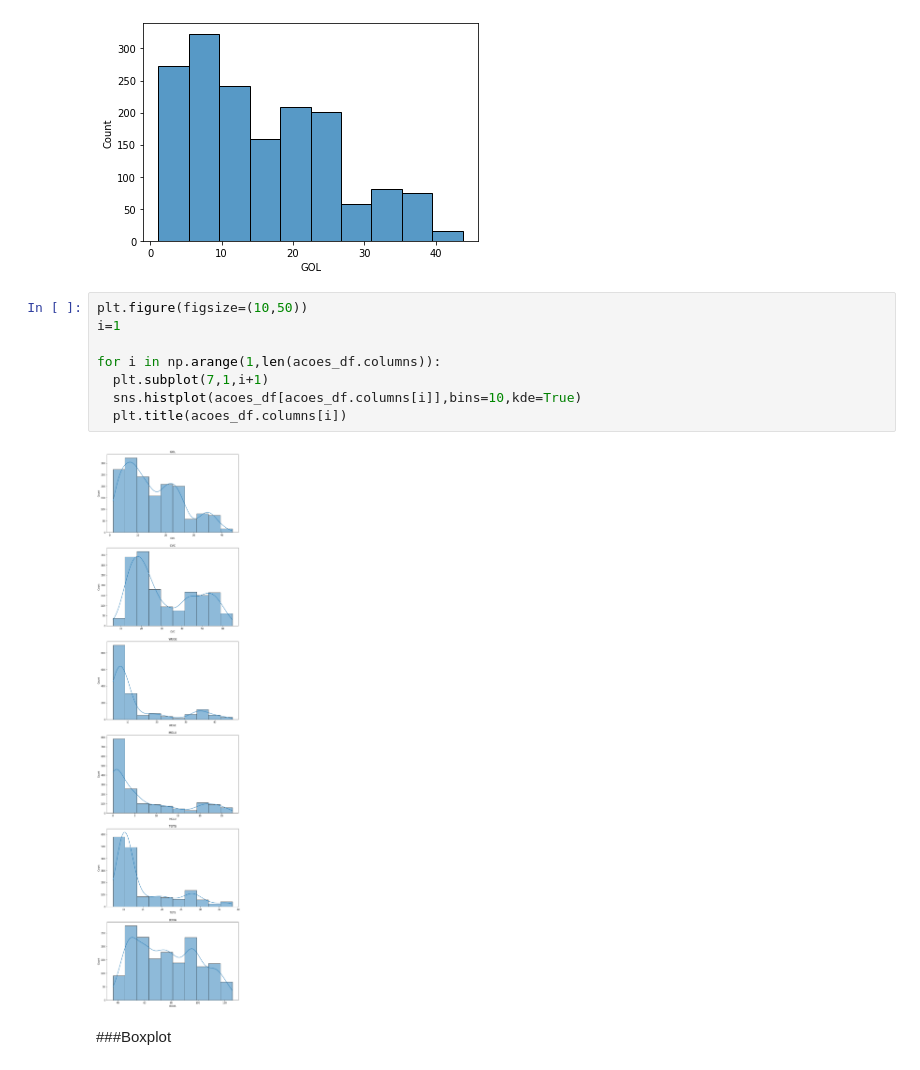
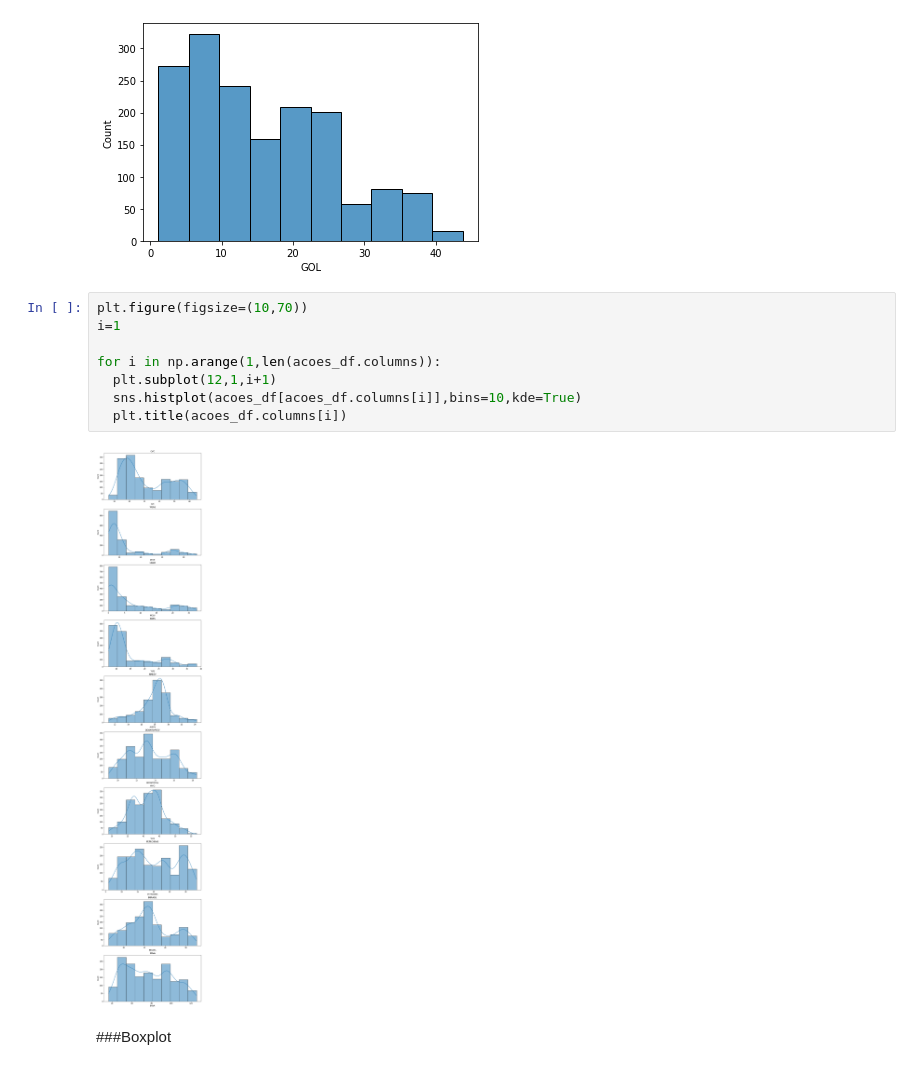
Before and after one commit to Marcus-V-Freitas/Visualizacao_de_Dados_Financeiros, a Jupyter notebook: Visualização_de_Dados_Financeiros.ipynb, the cells around one changed output. Cells and saved outputs as stored; diff of their text form.

```diff
--- a/Visualização_de_Dados_Financeiros.ipynb
+++ b/Visualização_de_Dados_Financeiros.ipynb
@@ -153,15 +161,15 @@ sns.histplot(acoes_df['GOL'],bins=10);
 # %% [output]
 [figure]
 # %%
-plt.figure(figsize=(10,50))
+plt.figure(figsize=(10,70))
 i=1
 
 for i in np.arange(1,len(acoes_df.columns)):
-  plt.subplot(7,1,i+1)
+  plt.subplot(12,1,i+1)
   sns.histplot(acoes_df[acoes_df.columns[i]],bins=10,kde=True)
   plt.title(acoes_df.columns[i])
 # %% [output]
-[figure, old version]
+[figure, new version]
 # %% [markdown]
 ###Boxplot
 # %%
```
Also changed, not shown: parts of 13 cells of this notebook.
